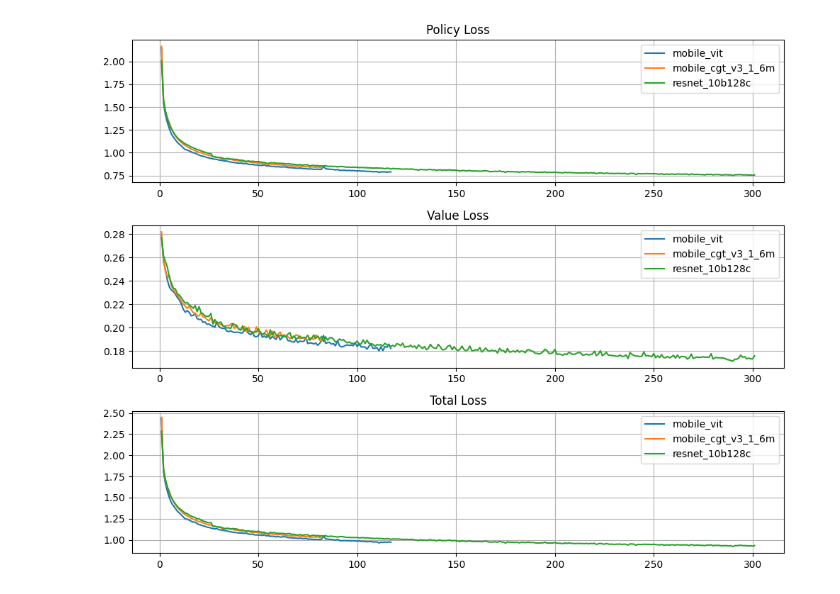
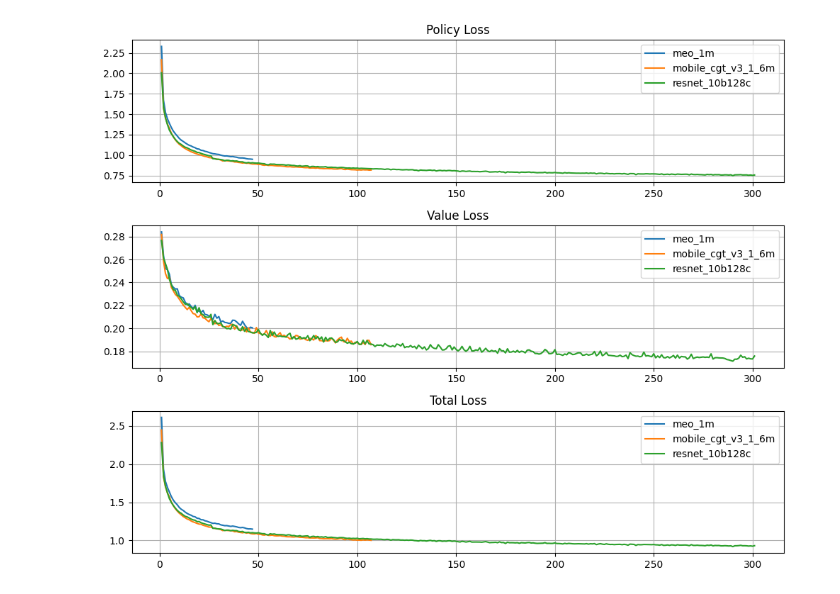
Before and after one commit to wdndev/board_game_train, a Jupyter notebook: show_log.ipynb, the cells around one changed output. Cells and saved outputs as stored; diff of their text form; code cells hidden in the pictures.

```diff
--- a/show_log.ipynb
+++ b/show_log.ipynb
@@ -9,7 +9,7 @@ logs_directory = 'logs'
 # 获取logs目录下所有文件夹
 model_folders = [folder for folder in os.listdir(logs_directory) if os.path.isdir(os.path.join(logs_directory, folder))]
 # model_folders = ["mobile_vit", "mobile_cgt_v1", "mobile_cgt_v2", "mobile_cgt_v3", "resnet_10b128c"]
-model_folders = ["mobile_vit", "mobile_cgt_v3_1_6m", "resnet_10b128c"]
+model_folders = ["meo_1m", "mobile_cgt_v3_1_6m", "resnet_10b128c"]
 # model_folders = ["mobile_vit", "mobile_cgt_v2", "mobile_cgt_v3", "mobile_cgt_v1"]
 
 # 用于存储不同模型的loss数据
@@ -47,31 +47,31 @@ for key, value in total_loss.items():
         diff = total_loss_max_length - len(value)
         total_loss[key] = list(value) + [None] * diff
 
 
 # 创建一个包含多个子图的图形区域，3 行 1 列，共 4 个子图
 fig, axs = plt.subplots(3, 1, figsize=(10, 8))
 for model, data in policy_loss.items():
     axs[0].plot(range(1, policy_loss_max_length + 1), data, label=model)
 axs[0].legend()
 axs[0].grid(True)
 axs[0].set_title('Policy Loss')
 
 
 for model, data in value_loss.items():
     axs[1].plot(range(1, value_loss_max_length + 1), data, label=model)
 axs[1].legend()
 axs[1].grid(True)
 axs[1].set_title('Value Loss')
 
 for model, data in total_loss.items():
     axs[2].plot(range(1, total_loss_max_length + 1), data, label=model)
 axs[2].legend()
 axs[2].grid(True)
 axs[2].set_title('Total Loss')
 
 
 # 调整子图之间的间距
 plt.tight_layout()
 plt.show()
 # %% [output]
-[figure, old version]
+[figure, new version]
```
Also changed, not shown: 5 other files.
